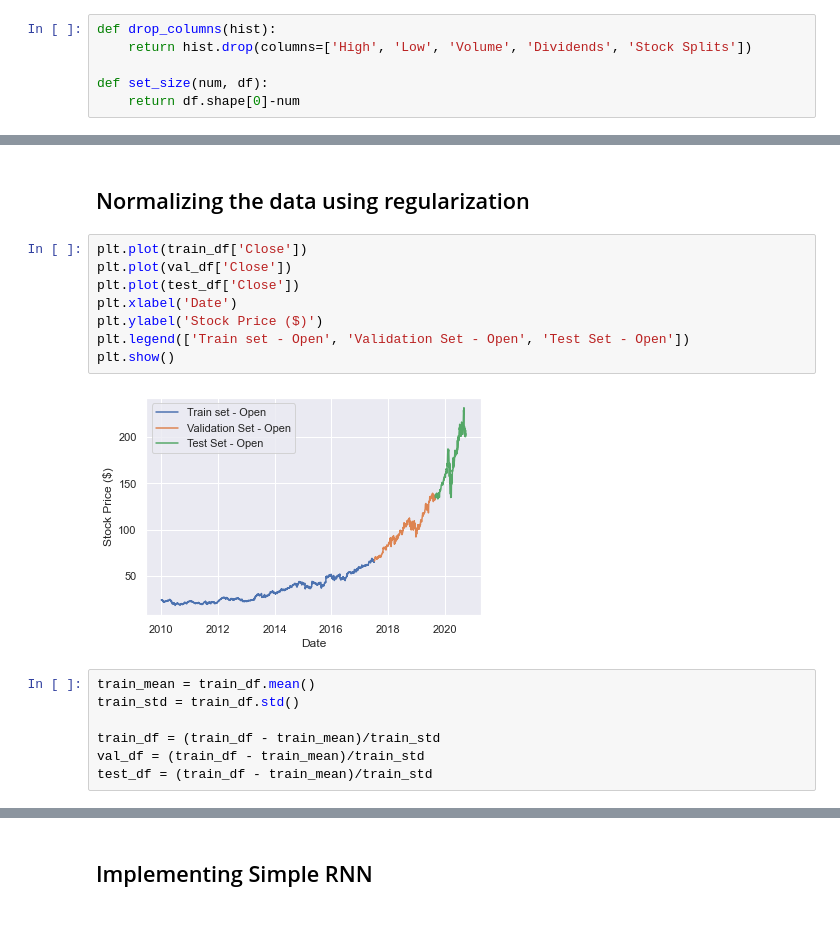
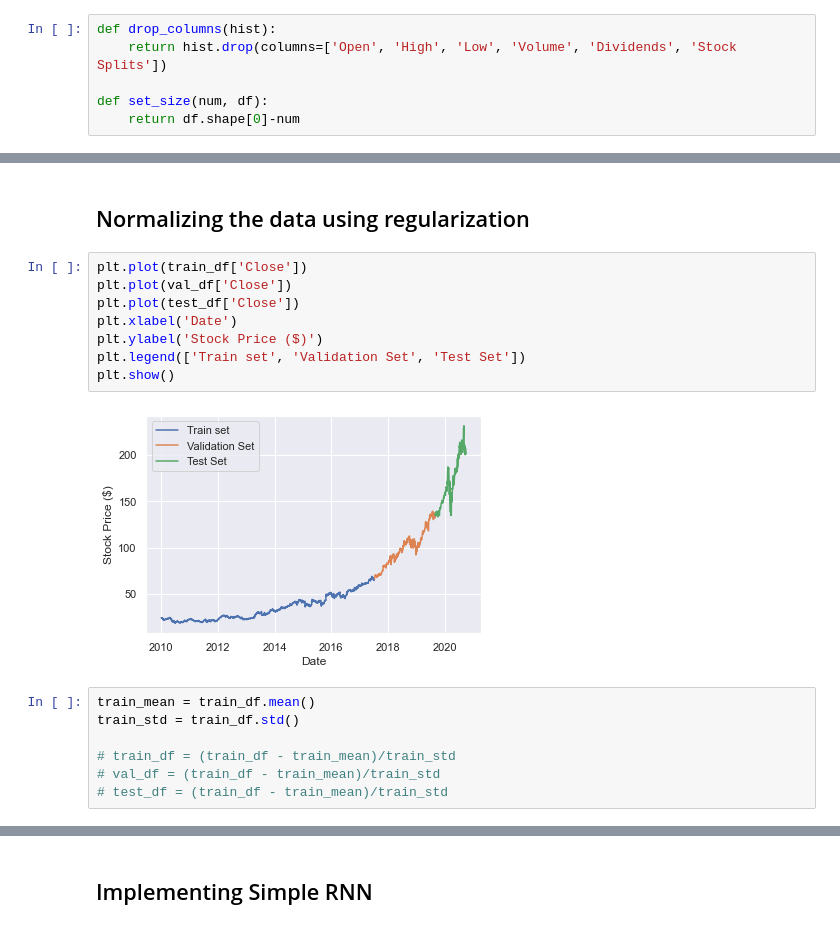
Before and after one commit to eytancanzini/ml_forecasting, a Jupyter notebook: tensorflow/app_v1.ipynb, the cells around one changed output, grey strips where cells are left out. Saved outputs shown, nothing was run; the diff lists cells and outputs as text.

```diff
--- a/tensorflow/app_v1.ipynb
+++ b/tensorflow/app_v1.ipynb
@@ -12,7 +12,7 @@ sns.set()
 ## Miscellaneous Functions
 # %%
 def drop_columns(hist):
-    return hist.drop(columns=['High', 'Low', 'Volume', 'Dividends', 'Stock Splits'])
+    return hist.drop(columns=['Open', 'High', 'Low', 'Volume', 'Dividends', 'Stock Splits'])
 
 def set_size(num, df):
     return df.shape[0]-num
@@ -77,20 +76,20 @@ num_features = df.shape[1]
 # %%
 plt.plot(train_df['Close'])
 plt.plot(val_df['Close'])
 plt.plot(test_df['Close'])
 plt.xlabel('Date')
 plt.ylabel('Stock Price ($)')
-plt.legend(['Train set - Open', 'Validation Set - Open', 'Test Set - Open'])
+plt.legend(['Train set', 'Validation Set', 'Test Set'])
 plt.show()
 # %% [output]
-[figure, old version]
+[figure, new version]
 # %%
 train_mean = train_df.mean()
 train_std = train_df.std()
 
-train_df = (train_df - train_mean)/train_std
-val_df = (train_df - train_mean)/train_std
-test_df = (train_df - train_mean)/train_std
+# train_df = (train_df - train_mean)/train_std
+# val_df = (train_df - train_mean)/train_std
+# test_df = (train_df - train_mean)/train_std
 # %%
 df_std = (df - train_mean) / train_std
 df_std = df_std.melt(var_name='Column', value_name='Normalized')
```
Also changed, not shown: parts of 24 cells of this notebook.
